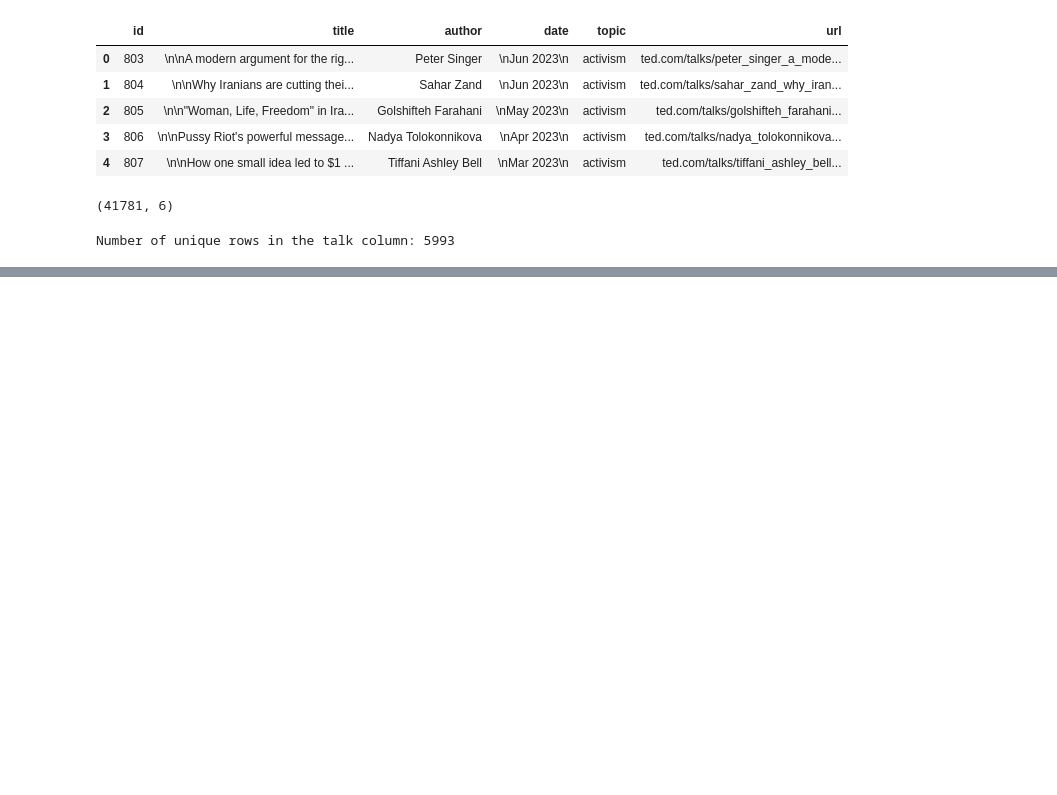
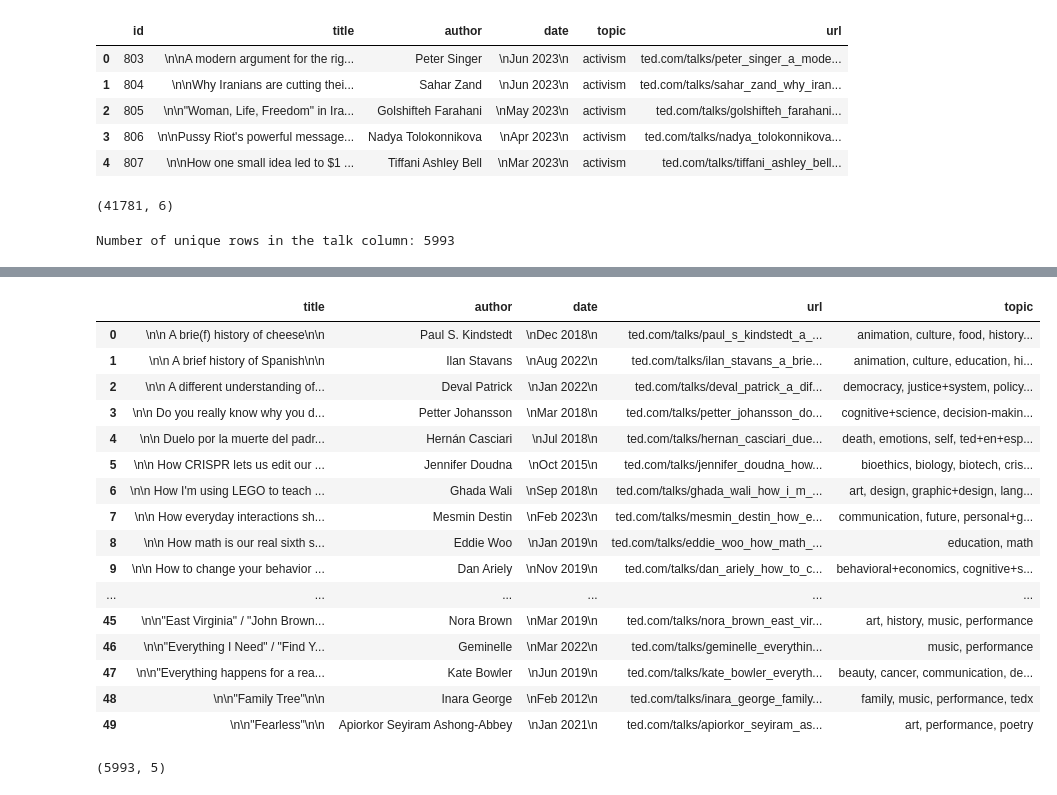
Before and after one commit to pokwir/Ted-Talks-Recommender-System, a Jupyter notebook: rough_work/eda/eda.ipynb, the cells around one changed output, grey strips where cells are left out. Drawn from its saved outputs; the diff is of its cells as text; code cells hidden in the pictures; blank space fills up the shorter version.

```diff
--- a/rough_work/eda/eda.ipynb
+++ b/rough_work/eda/eda.ipynb
@@ -690,0 +730,38 @@ Number of unique rows in the talk column: 5993
+# %%
+#Create aggregation dictionary
+agg_dict = {
+    'author': 'first',
+    'date': 'first',
+    'url': 'first',
+    'topic': lambda x: ', '.join(x)
+}
+
+# Group the data by the title column and aggregate the columns
+grouped = tedtalks_topics.groupby('title').agg(agg_dict)
+
+# Reset the index to convert the grouped DataFrame back into a regular DataFrame
+combined_data_df = grouped.reset_index()
+# %%
+combined_data_df.head(50)
+# %% [output]
+|  | title | author | date | url | topic |
+| 0 | \n\n A brie(f) history of cheese\n\n | Paul S. Kindstedt | \nDec 2018\n | ted.com/talks/paul_s_kindstedt_a_... | animation, culture, food, history... |
+| 1 | \n\n A brief history of Spanish\n\n | Ilan Stavans | \nAug 2022\n | ted.com/talks/ilan_stavans_a_brie... | animation, culture, education, hi... |
+| 2 | \n\n A different understanding of... | Deval Patrick | \nJan 2022\n | ted.com/talks/deval_patrick_a_dif... | democracy, justice+system, policy... |
+| 3 | \n\n Do you really know why you d... | Petter Johansson | \nMar 2018\n | ted.com/talks/petter_johansson_do... | cognitive+science, decision-makin... |
+| 4 | \n\n Duelo por la muerte del padr... | Hernán Casciari | \nJul 2018\n | ted.com/talks/hernan_casciari_due... | death, emotions, self, ted+en+esp... |
+| 5 | \n\n How CRISPR lets us edit our ... | Jennifer Doudna | \nOct 2015\n | ted.com/talks/jennifer_doudna_how... | bioethics, biology, biotech, cris... |
+| 6 | \n\n How I'm using LEGO to teach ... | Ghada Wali | \nSep 2018\n | ted.com/talks/ghada_wali_how_i_m_... | art, design, graphic+design, lang... |
+| 7 | \n\n How everyday interactions sh... | Mesmin Destin | \nFeb 2023\n | ted.com/talks/mesmin_destin_how_e... | communication, future, personal+g... |
+| 8 | \n\n How math is our real sixth s... | Eddie Woo | \nJan 2019\n | ted.com/talks/eddie_woo_how_math_... | education, math |
+| 9 | \n\n How to change your behavior ... | Dan Ariely | \nNov 2019\n | ted.com/talks/dan_ariely_how_to_c... | behavioral+economics, cognitive+s... |
+| ... | ... | ... | ... | ... | ... |
+| 45 | \n\n"East Virginia" / "John Brown... | Nora Brown | \nMar 2019\n | ted.com/talks/nora_brown_east_vir... | art, history, music, performance |
+| 46 | \n\n"Everything I Need" / "Find Y... | Geminelle | \nMar 2022\n | ted.com/talks/geminelle_everythin... | music, performance |
+| 47 | \n\n"Everything happens for a rea... | Kate Bowler | \nJun 2019\n | ted.com/talks/kate_bowler_everyth... | beauty, cancer, communication, de... |
+| 48 | \n\n"Family Tree"\n\n | Inara George | \nFeb 2012\n | ted.com/talks/inara_george_family... | family, music, performance, tedx |
+| 49 | \n\n"Fearless"\n\n | Apiorkor Seyiram Ashong-Abbey | \nJan 2021\n | ted.com/talks/apiorkor_seyiram_as... | art, performance, poetry |
+# %%
+combined_data_df.shape
+# %% [output]
+(5993, 5)
```
Also changed, not shown: parts of 3 cells of this notebook.
